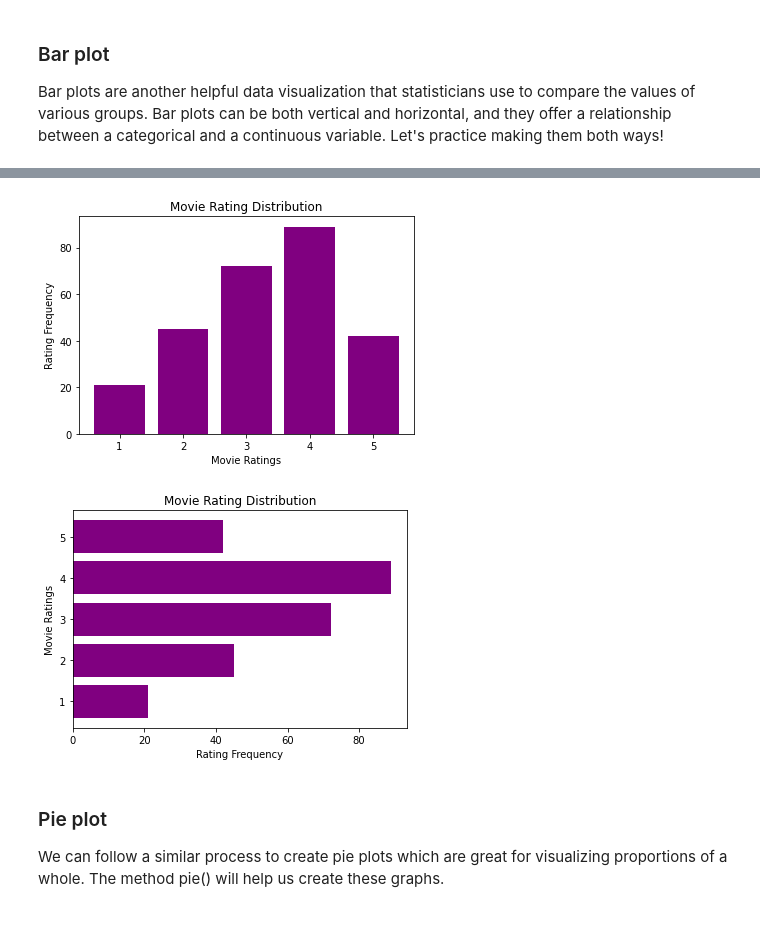
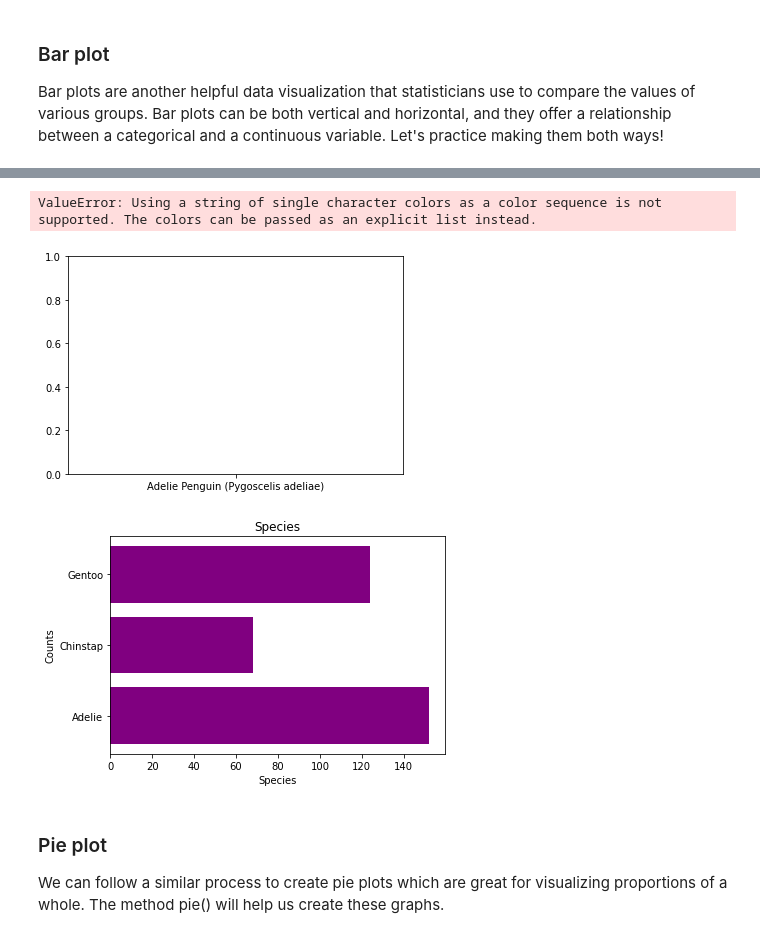
Before and after one commit to vnguyen24/SURF2022, a Jupyter notebook: Session2/Teaching2.ipynb, the cells around one changed output, grey strips where cells are left out. Drawn from its saved outputs; the diff is of its cells as text; code cells hidden in the pictures.

```diff
--- a/Session2/Teaching2.ipynb
+++ b/Session2/Teaching2.ipynb
@@ -356,49 +374,48 @@ Bar plots are another helpful data visualization that statisticians use to compa
 # %%
 # Add libraries
 import matplotlib.pyplot as plt
 
-# Create data
-movie_ratings = [1,2,3,4,5]
-rating_counts = [21,45,72,89,42]
-
 # Plot the data
 # The bar function requires at least an x value and a y value
-plt.bar(movie_ratings, rating_counts, color = 'purple')
+plt.bar(species_counts["Species"],
+        species_counts["Count"],
+        color = "Island",
+        tick_label = ["Adelie", "Chinstap", "Gentoo"])
 
 # Add axis labels
-plt.xlabel("Movie Ratings")
-plt.ylabel("Rating Frequency")
+plt.xlabel("Species")
+plt.ylabel("Counts")
 
 # Add a title
-plt.title("Movie Rating Distribution")
+plt.title("Species")
 
 # Display the plot
 plt.show()
 # %% [output]
+ValueError: Using a string of single character colors as a color sequence is not supported. The colors can be passed as an explicit list instead.
-[figure, old version]
+[figure, new version]
 # %%
 # Add libraries
 import matplotlib.pyplot as plt
 
-# Create data
-movie_ratings = [1,2,3,4,5]
-rating_counts = [21,45,72,89,42]
-
 # Plot the data
-# The barh function requires at least an x value and a y value
-plt.barh(movie_ratings, rating_counts, color = 'purple')
+# The bar function requires at least an x value and a y value
+plt.barh(species_counts["Species"],
+        species_counts["Count"],
+        color = 'purple',
+        tick_label = ["Adelie", "Chinstap", "Gentoo"])
 
 # Add axis labels
-plt.xlabel("Rating Frequency")
-plt.ylabel("Movie Ratings")
+plt.xlabel("Species")
+plt.ylabel("Counts")
 
 # Add a title
-plt.title("Movie Rating Distribution")
+plt.title("Species")
 
 # Display the plot
 plt.show()
 # %% [output]
-[figure, old version]
+[figure, new version]
 # %% [markdown]
 ### Pie plot
 
```
Also changed, not shown: parts of 6 cells of this notebook.
